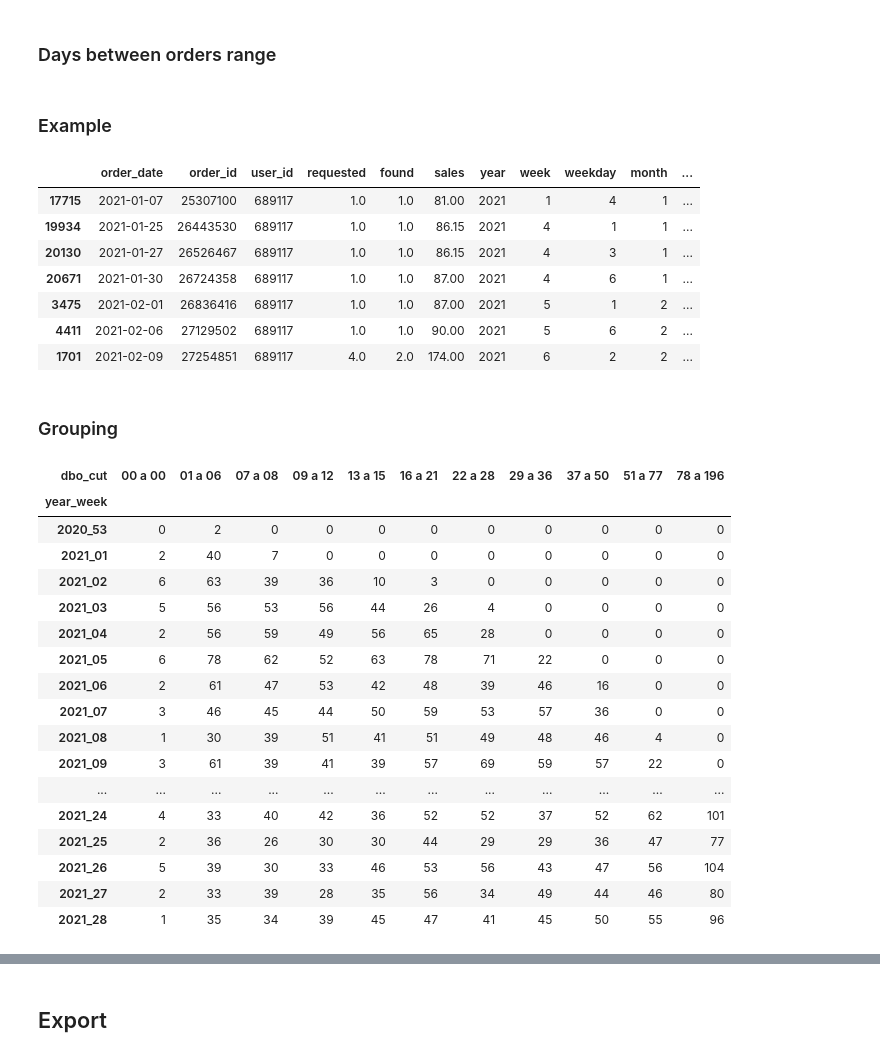
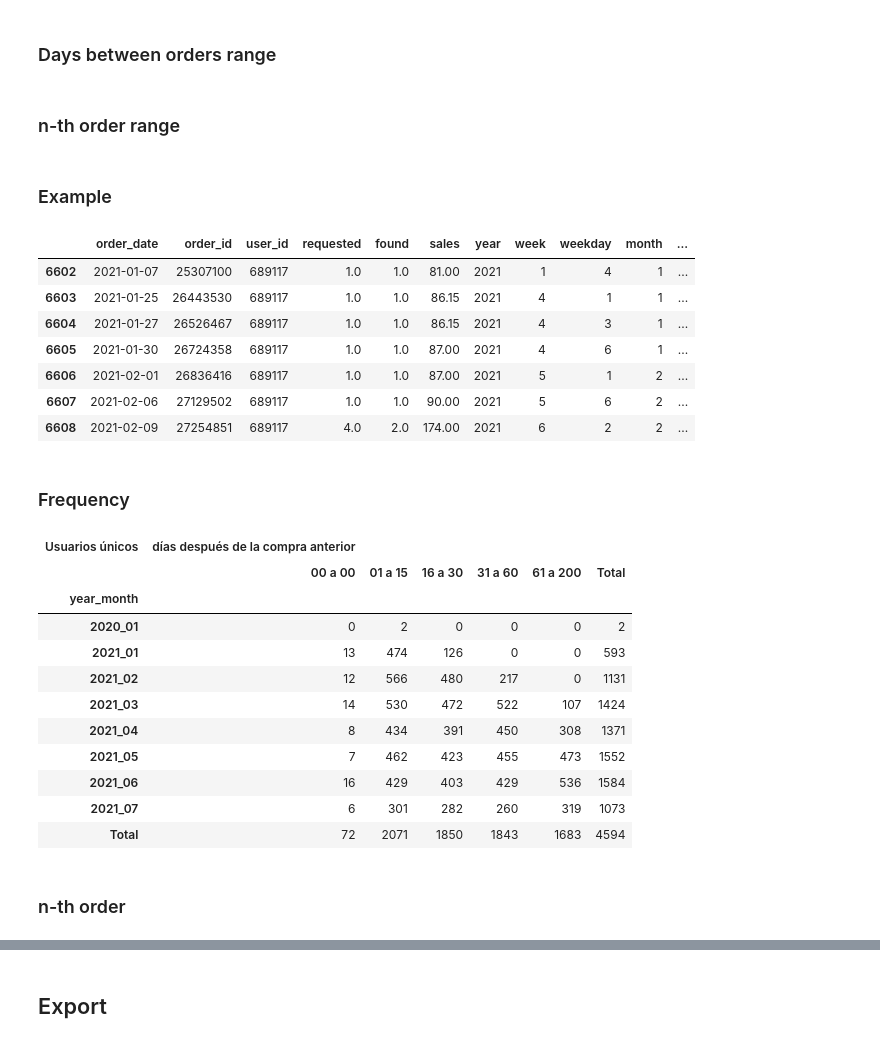
Before and after one commit to Afroefras/cornershop, a Jupyter notebook: notebooks/brands/Days_between_orders_summary.ipynb, the cells around one changed output, grey strips where cells are left out. Cells and saved outputs as stored; diff of their text form; code cells hidden in the pictures.

```diff
--- a/notebooks/brands/Days_between_orders_summary.ipynb
+++ b/notebooks/brands/Days_between_orders_summary.ipynb
@@ -54,7 +54,7 @@ df['order_date'] = pd.to_datetime(df['order_date'])
 df[['year','week','weekday']] = df['order_date'].dt.isocalendar()
 df['month'] = df['order_date'].dt.month
 df['bimonth'] = df['month'].map(dict(zip(range(1,13),[x//2+1 for x in range(12)])))
-df['year_week'] = df['year'].astype(str)+'_'+df['week'].apply(lambda x: str(x).zfill(2))
+df['year_month'] = df['year'].astype(str)+'_'+df['month'].apply(lambda x: str(x).zfill(2))
 df.sample()
 # %% [output]
 |  | order_date | order_id | user_id | requested | found | sales | year | week | weekday | month | ... |
@@ -63,6 +63,7 @@ df.sample()
 ### Proper order
 # %%
 df.sort_values(['user_id','order_date','order_id'],inplace=True)
+df.reset_index(drop=True, inplace=True)
 # %% [markdown]
 ### Order number
 # %%
@@ -78,9 +79,13 @@ df['dbo'] = (df['order_date']-df['last_order_date']).apply(lambda x: x.days)
 # %% [markdown]
 ### Days between orders range
 # %%
-#df['dbo_cut'],dbo_bins = pd.qcut(df['dbo'], q=10, retbins=True)
-df['dbo_cut'] = pd.cut(df['dbo'],bins=[-1,0,6,8,12,15,21,28,36,50,77,196])
+df['dbo_cut'] = pd.cut(df['dbo'],bins=[-1,0,15,30,60,200])
 df['dbo_cut'] = df['dbo_cut'].apply(lambda x:str(int(x.left)+1).zfill(2)+' a '+str(int(x.right)).zfill(2))
+# %% [markdown]
+### n-th order range
+# %%
+df['n_order_cut'] = pd.cut(df['n_order'],bins=[0,1,2,3,5,10,15,30,1e3])
+df['n_order_cut'] = df['n_order_cut'].apply(lambda x:str(int(x.left)+1).zfill(2)+' a '+str(int(x.right)).zfill(2))
 # %% [markdown]
 ### Example
 # %%
@@ -88,34 +93,31 @@ most_loyal_user = df['user_id'].value_counts().index.tolist()[0]
 df[df['user_id']==most_loyal_user].head(7)
 # %% [output]
 |  | order_date | order_id | user_id | requested | found | sales | year | week | weekday | month | ... |
-| 17715 | 2021-01-07 | 25307100 | 689117 | 1.0 | 1.0 | 81.00 | 2021 | 1 | 4 | 1 | ... |
-| 19934 | 2021-01-25 | 26443530 | 689117 | 1.0 | 1.0 | 86.15 | 2021 | 4 | 1 | 1 | ... |
-| 20130 | 2021-01-27 | 26526467 | 689117 | 1.0 | 1.0 | 86.15 | 2021 | 4 | 3 | 1 | ... |
-| 20671 | 2021-01-30 | 26724358 | 689117 | 1.0 | 1.0 | 87.00 | 2021 | 4 | 6 | 1 | ... |
-| 3475 | 2021-02-01 | 26836416 | 689117 | 1.0 | 1.0 | 87.00 | 2021 | 5 | 1 | 2 | ... |
-| 4411 | 2021-02-06 | 27129502 | 689117 | 1.0 | 1.0 | 90.00 | 2021 | 5 | 6 | 2 | ... |
-| 1701 | 2021-02-09 | 27254851 | 689117 | 4.0 | 2.0 | 174.00 | 2021 | 6 | 2 | 2 | ... |
+| 6602 | 2021-01-07 | 25307100 | 689117 | 1.0 | 1.0 | 81.00 | 2021 | 1 | 4 | 1 | ... |
+| 6603 | 2021-01-25 | 26443530 | 689117 | 1.0 | 1.0 | 86.15 | 2021 | 4 | 1 | 1 | ... |
+| 6604 | 2021-01-27 | 26526467 | 689117 | 1.0 | 1.0 | 86.15 | 2021 | 4 | 3 | 1 | ... |
+| 6605 | 2021-01-30 | 26724358 | 689117 | 1.0 | 1.0 | 87.00 | 2021 | 4 | 6 | 1 | ... |
+| 6606 | 2021-02-01 | 26836416 | 689117 | 1.0 | 1.0 | 87.00 | 2021 | 5 | 1 | 2 | ... |
+| 6607 | 2021-02-06 | 27129502 | 689117 | 1.0 | 1.0 | 90.00 | 2021 | 5 | 6 | 2 | ... |
+| 6608 | 2021-02-09 | 27254851 | 689117 | 4.0 | 2.0 | 174.00 | 2021 | 6 | 2 | 2 | ... |
 # %% [markdown]
-### Grouping
+### Frequency
 # %%
-by_week = df.fillna({'dbo':0}).pivot_table(index='year_week',columns='dbo_cut',values='user_id',aggfunc='nunique',fill_value=0)
-by_week
+by_month = df.fillna({'dbo':0}).pivot_table(index='year_month', columns='dbo_cut', values='user_id', aggfunc='nunique', fill_value=0, margins=True, margins_name='Total')
+by_month.columns = pd.MultiIndex.from_tuples([('días después de la compra anterior',x) for x in by_month.columns], names=['Usuarios únicos',''])
+by_month
 # %% [output]
-| dbo_cut | 00 a 00 | 01 a 06 | 07 a 08 | 09 a 12 | 13 a 15 | 16 a 21 | 22 a 28 | 29 a 36 | 37 a 50 | 51 a 77 | 78 a 196 |
-| year_week |  |  |  |  |  |  |  |  |  |  |  |
-| 2020_53 | 0 | 2 | 0 | 0 | 0 | 0 | 0 | 0 | 0 | 0 | 0 |
-| 2021_01 | 2 | 40 | 7 | 0 | 0 | 0 | 0 | 0 | 0 | 0 | 0 |
-| 2021_02 | 6 | 63 | 39 | 36 | 10 | 3 | 0 | 0 | 0 | 0 | 0 |
-| 2021_03 | 5 | 56 | 53 | 56 | 44 | 26 | 4 | 0 | 0 | 0 | 0 |
-| 2021_04 | 2 | 56 | 59 | 49 | 56 | 65 | 28 | 0 | 0 | 0 | 0 |
-| 2021_05 | 6 | 78 | 62 | 52 | 63 | 78 | 71 | 22 | 0 | 0 | 0 |
-| 2021_06 | 2 | 61 | 47 | 53 | 42 | 48 | 39 | 46 | 16 | 0 | 0 |
-| 2021_07 | 3 | 46 | 45 | 44 | 50 | 59 | 53 | 57 | 36 | 0 | 0 |
-| 2021_08 | 1 | 30 | 39 | 51 | 41 | 51 | 49 | 48 | 46 | 4 | 0 |
-| 2021_09 | 3 | 61 | 39 | 41 | 39 | 57 | 69 | 59 | 57 | 22 | 0 |
-| ... | ... | ... | ... | ... | ... | ... | ... | ... | ... | ... | ... |
-| 2021_24 | 4 | 33 | 40 | 42 | 36 | 52 | 52 | 37 | 52 | 62 | 101 |
-| 2021_25 | 2 | 36 | 26 | 30 | 30 | 44 | 29 | 29 | 36 | 47 | 77 |
-| 2021_26 | 5 | 39 | 30 | 33 | 46 | 53 | 56 | 43 | 47 | 56 | 104 |
-| 2021_27 | 2 | 33 | 39 | 28 | 35 | 56 | 34 | 49 | 44 | 46 | 80 |
-| 2021_28 | 1 | 35 | 34 | 39 | 45 | 47 | 41 | 45 | 50 | 55 | 96 |
+| Usuarios únicos | días después de la compra anterior |  |  |  |  |  |
+|  | 00 a 00 | 01 a 15 | 16 a 30 | 31 a 60 | 61 a 200 | Total |
+| year_month |  |  |  |  |  |  |
+| 2020_01 | 0 | 2 | 0 | 0 | 0 | 2 |
+| 2021_01 | 13 | 474 | 126 | 0 | 0 | 593 |
+| 2021_02 | 12 | 566 | 480 | 217 | 0 | 1131 |
+| 2021_03 | 14 | 530 | 472 | 522 | 107 | 1424 |
+| 2021_04 | 8 | 434 | 391 | 450 | 308 | 1371 |
+| 2021_05 | 7 | 462 | 423 | 455 | 473 | 1552 |
+| 2021_06 | 16 | 429 | 403 | 429 | 536 | 1584 |
+| 2021_07 | 6 | 301 | 282 | 260 | 319 | 1073 |
+| Total | 72 | 2071 | 1850 | 1843 | 1683 | 4594 |
+# %% [markdown]
+### n-th order
```
Also changed, not shown: parts of 7 cells of this notebook, 3 other files.
